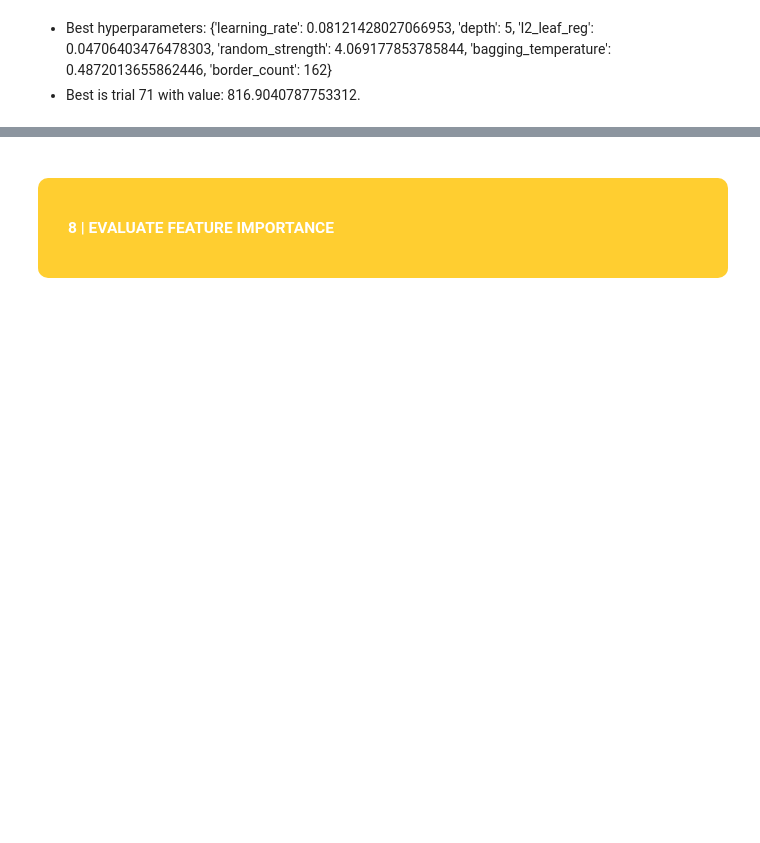
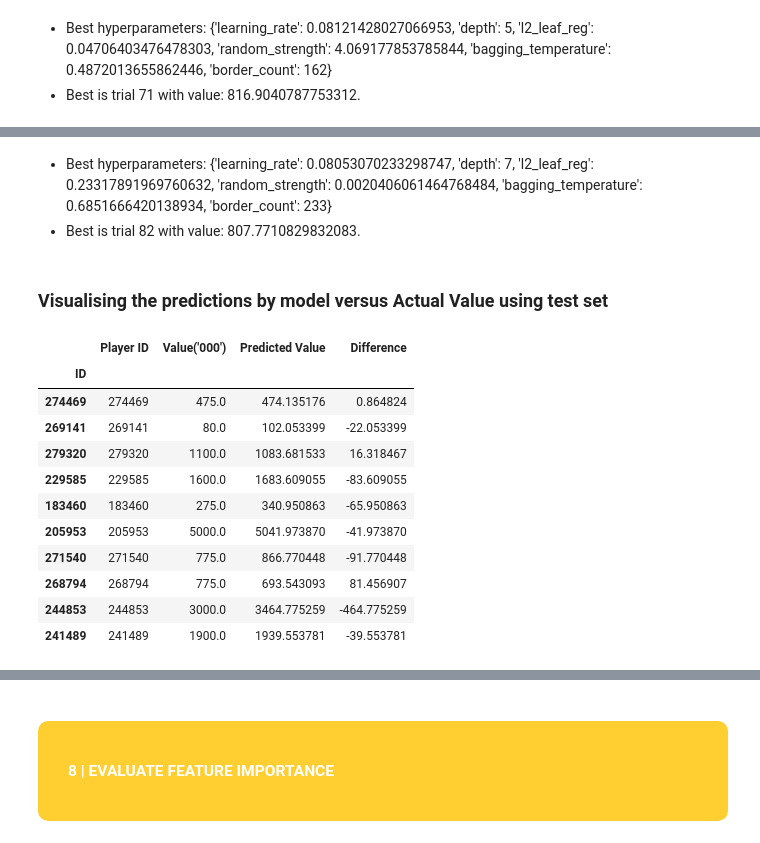
Before and after one commit to yYorky/Football-Player-Value-Prediction, a Jupyter notebook: notebooks/experiment.ipynb, the cells around one changed output, grey strips where cells are left out. Drawn from its saved outputs; the diff is of its cells as text; code cells hidden in the pictures; blank space fills up the shorter version.

```diff
--- a/notebooks/experiment.ipynb
+++ b/notebooks/experiment.ipynb
@@ -647,0 +868,8 @@ Best hyperparameters: {'learning_rate': 0.08121428027066953, 'depth': 5, 'l2_lea
+# %%
+# Define study object and optimize hyperparameters
+study = optuna.create_study(direction='minimize')
+study.optimize(objective, n_trials=100)
+
+# Get best hyperparameters
+best_params = study.best_params
+print("Best hyperparameters:", best_params)
@@ -647,0 +895,44 @@ Best hyperparameters: {'learning_rate': 0.08121428027066953, 'depth': 5, 'l2_lea
+# %% [markdown]
+- Best hyperparameters: {'learning_rate': 0.08053070233298747, 'depth': 7, 'l2_leaf_reg': 0.23317891969760632, 'random_strength': 0.0020406061464768484, 'bagging_temperature': 0.6851666420138934, 'border_count': 233}
+- Best is trial 82 with value: 807.7710829832083.
+# %% [markdown]
+### Visualising the predictions by model versus Actual Value using test set
+# %%
+# Data already split into features (X) and target (y)
+X_train, X_test, y_train, y_test = train_test_split(X, y, test_size=0.2, random_state=42)
+
+# Train CatBoost model
+model = CatBoostRegressor(**best_params, verbose = 0)
+
+# Define pipeline with model
+CB_pipeline = Pipeline([
+            ('preprocessor', pipeline_3),
+            ('model', model)])
+
+CB_pipeline.fit(X_train, y_train)
+
+# Make predictions
+predictions = CB_pipeline.predict(X_test)
+
+# Create DataFrame
+results_df = pd.DataFrame({
+    'Player ID': X_test.index,
+    "Value('000')": y_test,
+    'Predicted Value': predictions,
+    'Difference': y_test - predictions
+})
+
+results_df.head(10)
+# %% [output]
+|  | Player ID | Value('000') | Predicted Value | Difference |
+| ID |  |  |  |  |
+| 274469 | 274469 | 475.0 | 474.135176 | 0.864824 |
+| 269141 | 269141 | 80.0 | 102.053399 | -22.053399 |
+| 279320 | 279320 | 1100.0 | 1083.681533 | 16.318467 |
+| 229585 | 229585 | 1600.0 | 1683.609055 | -83.609055 |
+| 183460 | 183460 | 275.0 | 340.950863 | -65.950863 |
+| 205953 | 205953 | 5000.0 | 5041.973870 | -41.973870 |
+| 271540 | 271540 | 775.0 | 866.770448 | -91.770448 |
+| 268794 | 268794 | 775.0 | 693.543093 | 81.456907 |
+| 244853 | 244853 | 3000.0 | 3464.775259 | -464.775259 |
+| 241489 | 241489 | 1900.0 | 1939.553781 | -39.553781 |
```
Also changed, not shown: parts of 20 cells of this notebook, 5 other files.
